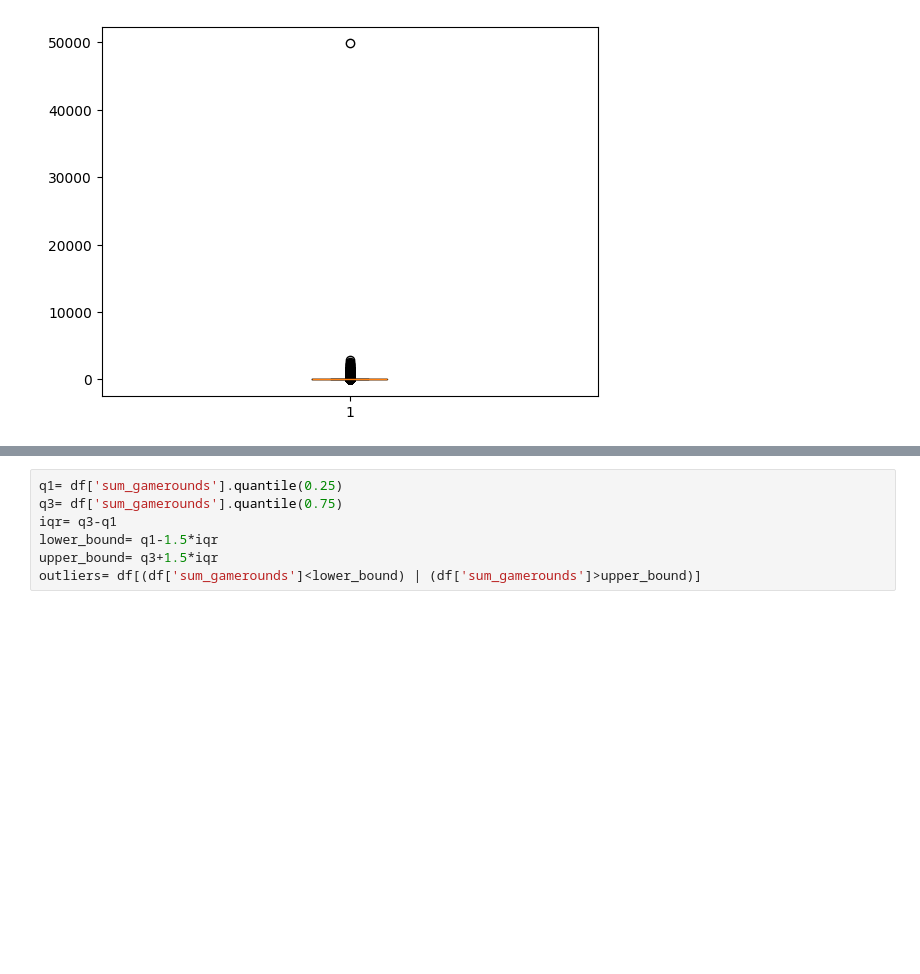
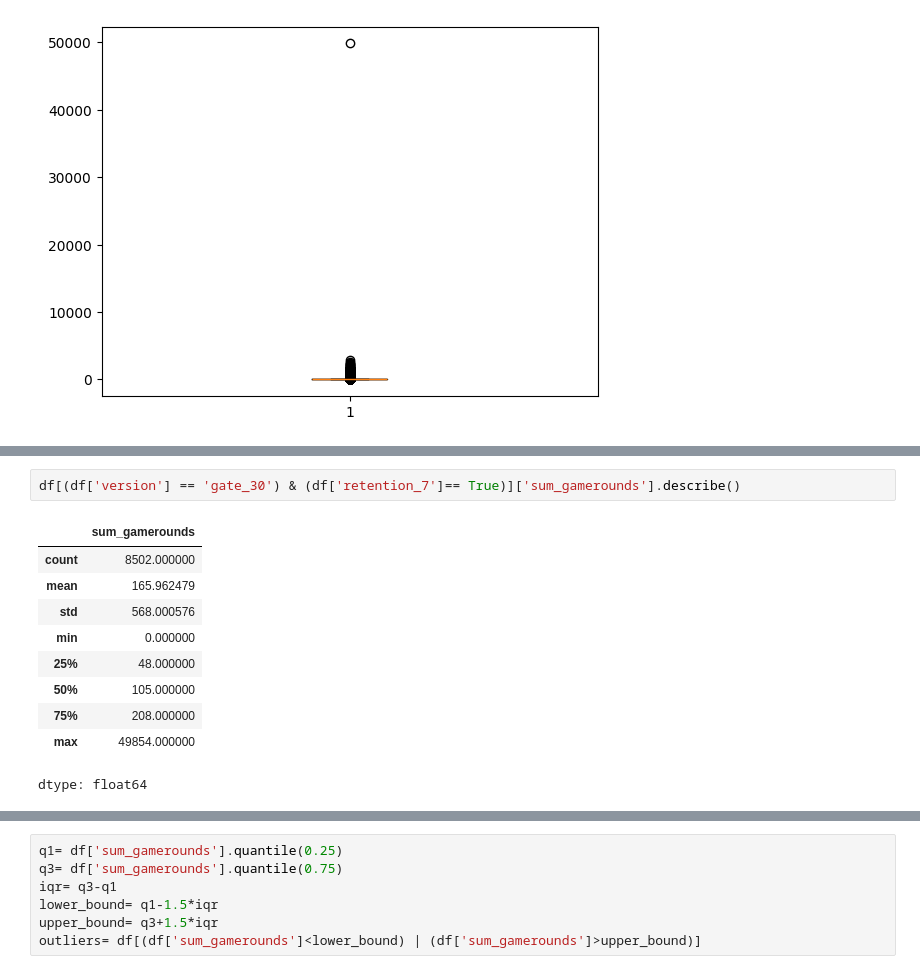
Before and after one commit to harshchamp/A-B-testing-Model, a Jupyter notebook: AB_Testing.ipynb, the cells around one changed output, grey strips where cells are left out. Drawn from its saved outputs; the diff is of its cells as text; blank space fills up the shorter version.

```diff
--- a/AB_Testing.ipynb
+++ b/AB_Testing.ipynb
@@ -107,0 +172,13 @@ plt.show()
+# %%
+df[(df['version'] == 'gate_30') & (df['retention_7']== True)]['sum_gamerounds'].describe()
+# %% [output]
+|  | sum_gamerounds |
+| count | 8502.000000 |
+| mean | 165.962479 |
+| std | 568.000576 |
+| min | 0.000000 |
+| 25% | 48.000000 |
+| 50% | 105.000000 |
+| 75% | 208.000000 |
+| max | 49854.000000 |
+dtype: float64
```
Also changed, not shown: parts of 23 cells of this notebook.
